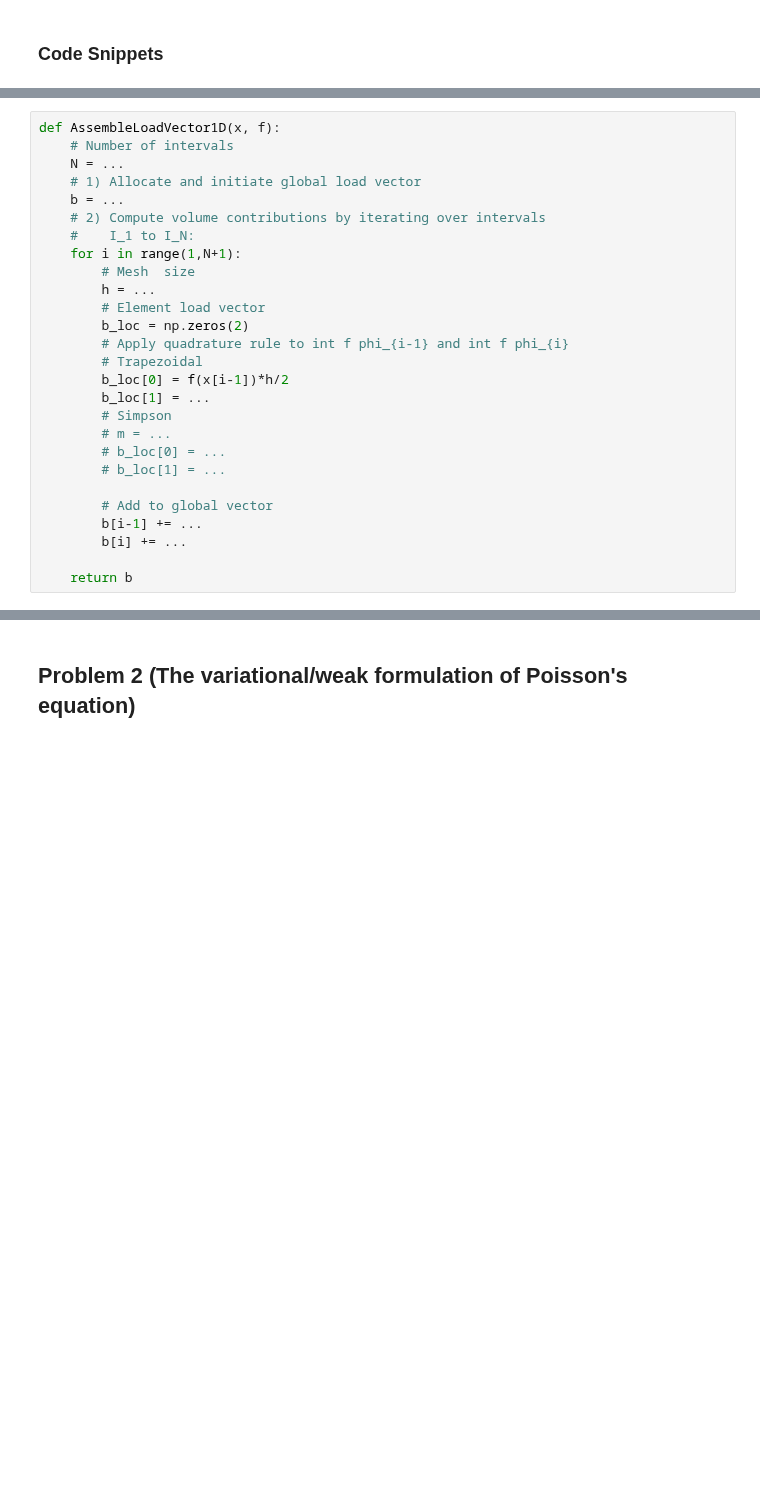
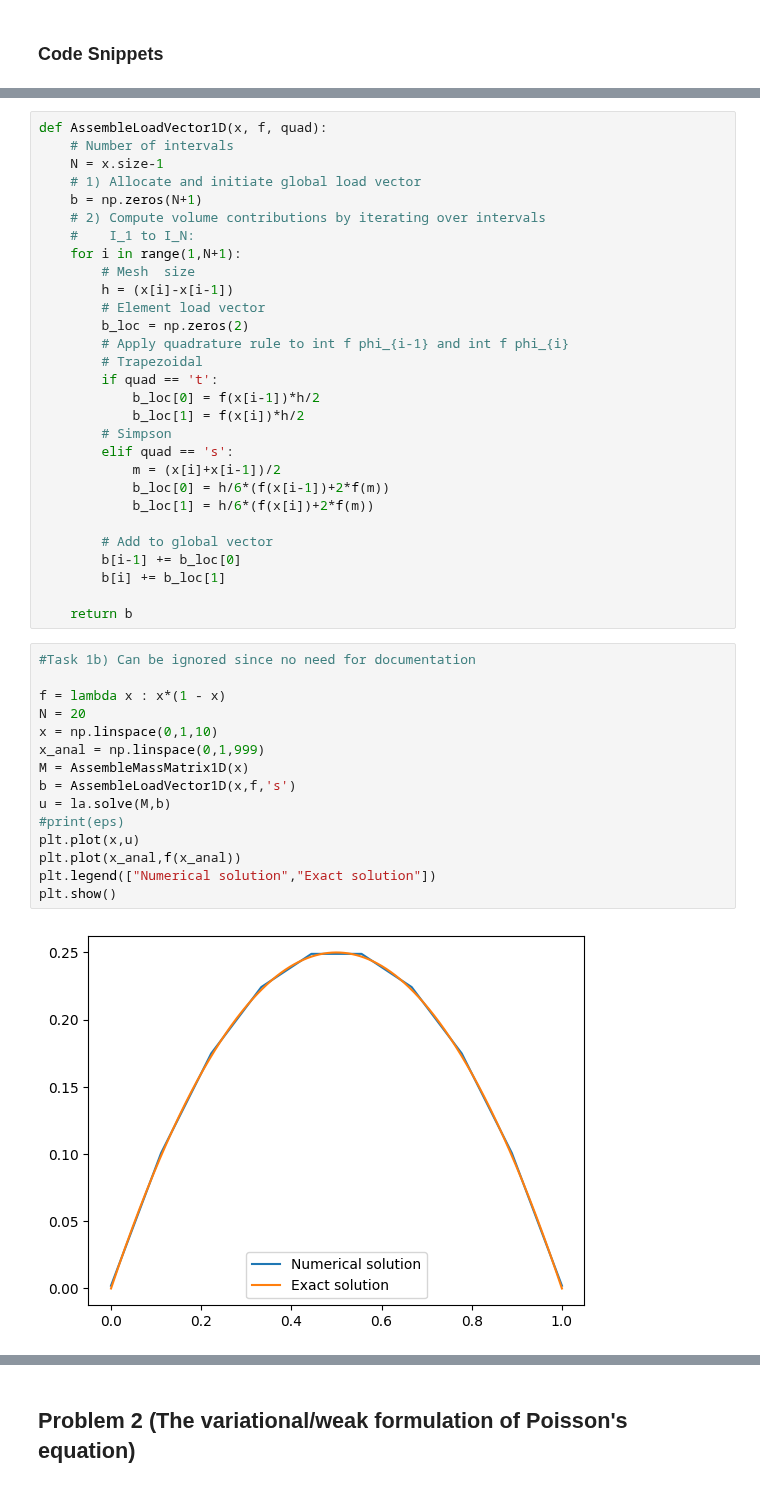
Before and after one commit to todj107/NumPDE, a Jupyter notebook: lab_03_tor.ipynb, the cells around one changed output, grey strips where cells are left out. Drawn from its saved outputs; the diff is of its cells as text; blank space fills up the shorter version.

```diff
--- a/lab_03_tor.ipynb
+++ b/lab_03_tor.ipynb
@@ -74,30 +100,49 @@ def AssembleMassMatrix1D(x):
     return M
 # %%
-def AssembleLoadVector1D(x, f):
+def AssembleLoadVector1D(x, f, quad):
     # Number of intervals
-    N = ...
+    N = x.size-1
     # 1) Allocate and initiate global load vector
-    b = ...
+    b = np.zeros(N+1)
     # 2) Compute volume contributions by iterating over intervals
     #    I_1 to I_N:
     for i in range(1,N+1):
         # Mesh  size
-        h = ...
+        h = (x[i]-x[i-1])
         # Element load vector
         b_loc = np.zeros(2)
         # Apply quadrature rule to int f phi_{i-1} and int f phi_{i}
         # Trapezoidal
-        b_loc[0] = f(x[i-1])*h/2
-        b_loc[1] = ...
+        if quad == 't':
+            b_loc[0] = f(x[i-1])*h/2
+            b_loc[1] = f(x[i])*h/2
         # Simpson
-        # m = ...
-        # b_loc[0] = ...
-        # b_loc[1] = ...
+        elif quad == 's':
+            m = (x[i]+x[i-1])/2
+            b_loc[0] = h/6*(f(x[i-1])+2*f(m))
+            b_loc[1] = h/6*(f(x[i])+2*f(m))
 
         # Add to global vector
-        b[i-1] += ...
-        b[i] += ...
+        b[i-1] += b_loc[0]
+        b[i] += b_loc[1]
 
     return b
+# %%
+#Task 1b) Can be ignored since no need for documentation
+
+f = lambda x : x*(1 - x)
+N = 20
+x = np.linspace(0,1,10)
+x_anal = np.linspace(0,1,999)
+M = AssembleMassMatrix1D(x)
+b = AssembleLoadVector1D(x,f,'s')
+u = la.solve(M,b)
+#print(eps)
+plt.plot(x,u)
+plt.plot(x_anal,f(x_anal))
+plt.legend(["Numerical solution","Exact solution"])
+plt.show()
+# %% [output]
+[figure, added]
 # %%
 def ComputeErrorL2(x,Pf,f):
```
Also changed, not shown: parts of 5 cells of this notebook.
